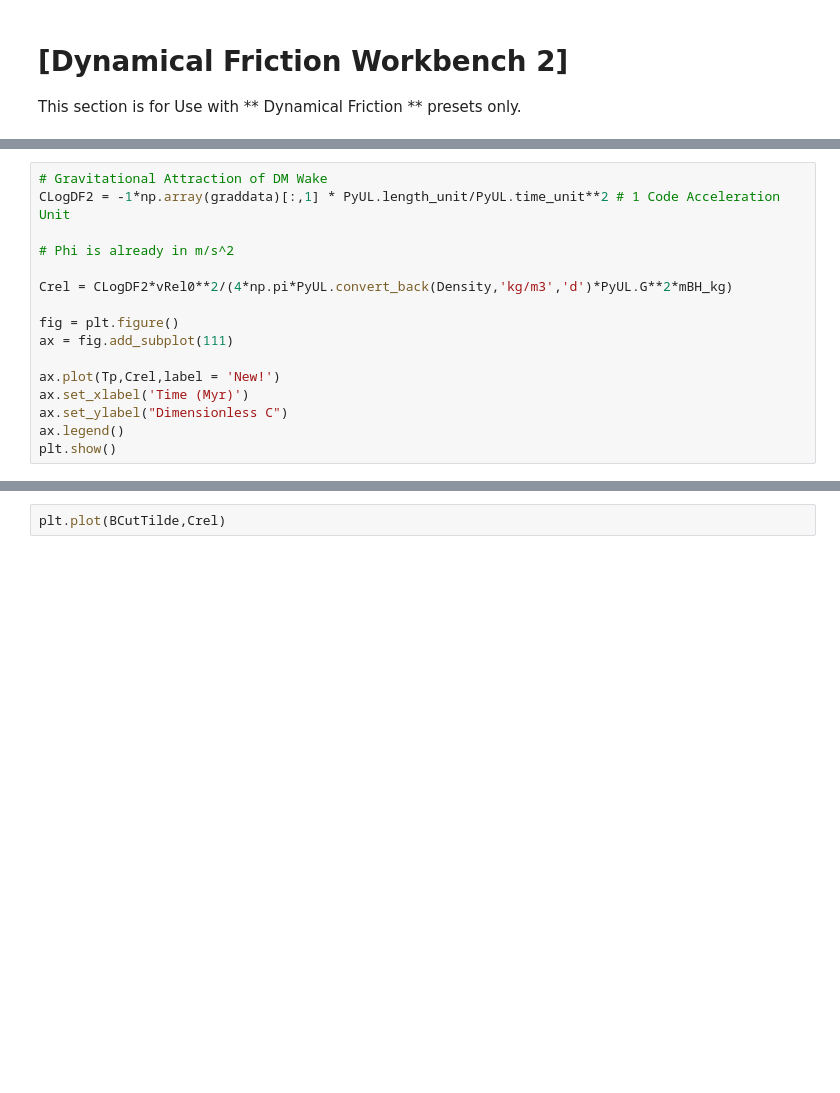
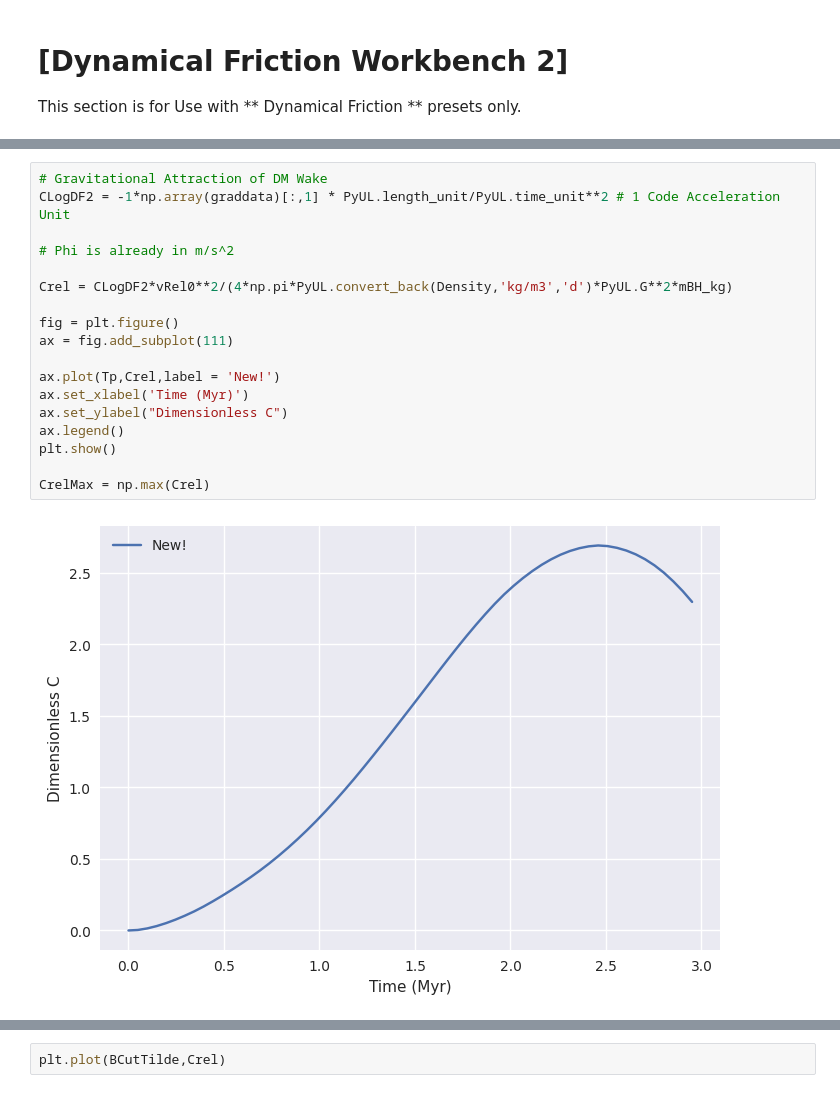
Before and after one commit to Sifyrena/PyUL_NBody, a Jupyter notebook: PyUL2_notebook_QuantumWind.ipynb, the cells around one changed output, grey strips where cells are left out. Saved outputs shown, nothing was run; the diff lists cells and outputs as text; blank space fills up the shorter version.

```diff
--- a/PyUL2_notebook_QuantumWind.ipynb
+++ b/PyUL2_notebook_QuantumWind.ipynb
@@ -1059,19 +1065,23 @@ print(f'Reference Force: {FRel[0]:.5g} N')
 # %%
 # Gravitational Attraction of DM Wake
 CLogDF2 = -1*np.array(graddata)[:,1] * PyUL.length_unit/PyUL.time_unit**2 # 1 Code Acceleration Unit
 
 # Phi is already in m/s^2
 
 Crel = CLogDF2*vRel0**2/(4*np.pi*PyUL.convert_back(Density,'kg/m3','d')*PyUL.G**2*mBH_kg)
 
 fig = plt.figure()
 ax = fig.add_subplot(111)
 
 ax.plot(Tp,Crel,label = 'New!')
 ax.set_xlabel('Time (Myr)')
 ax.set_ylabel("Dimensionless C")
 ax.legend()
 plt.show()
+
+CrelMax = np.max(Crel)
+# %% [output]
+[figure, added]
 # %%
 # Hui
 
```
Also changed, not shown: parts of 2 cells of this notebook.
